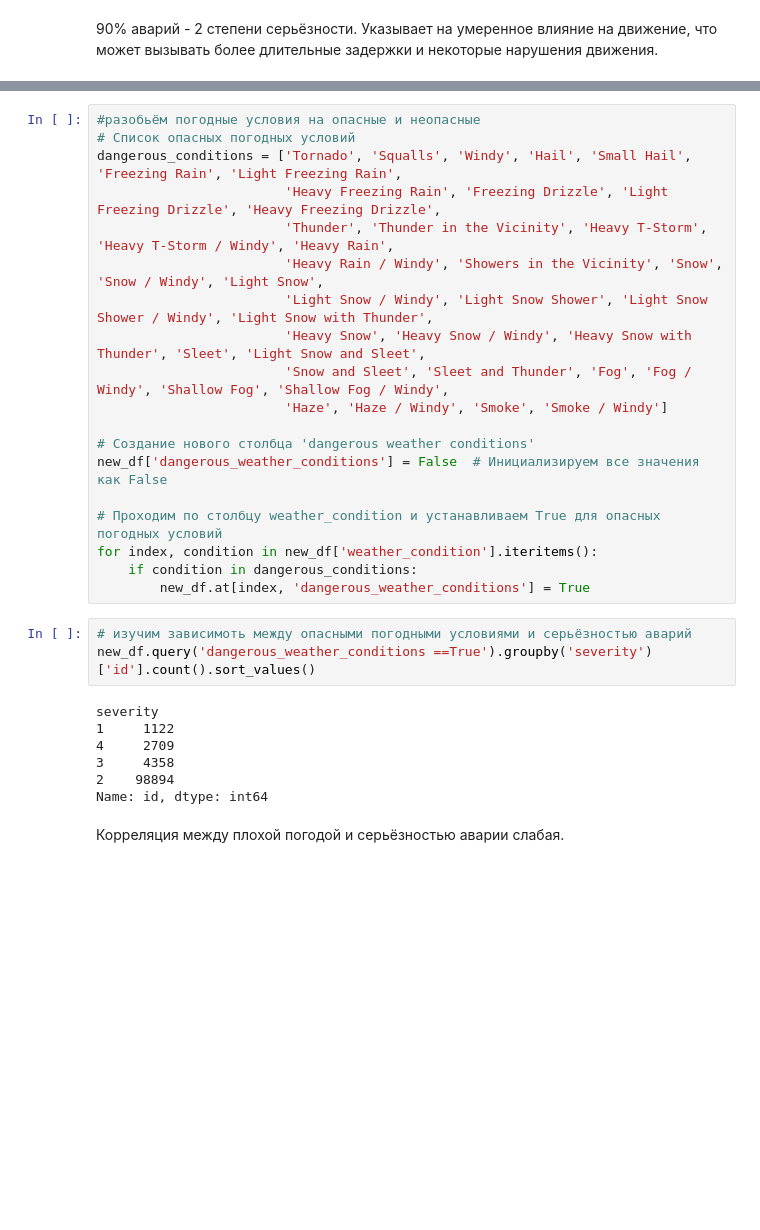
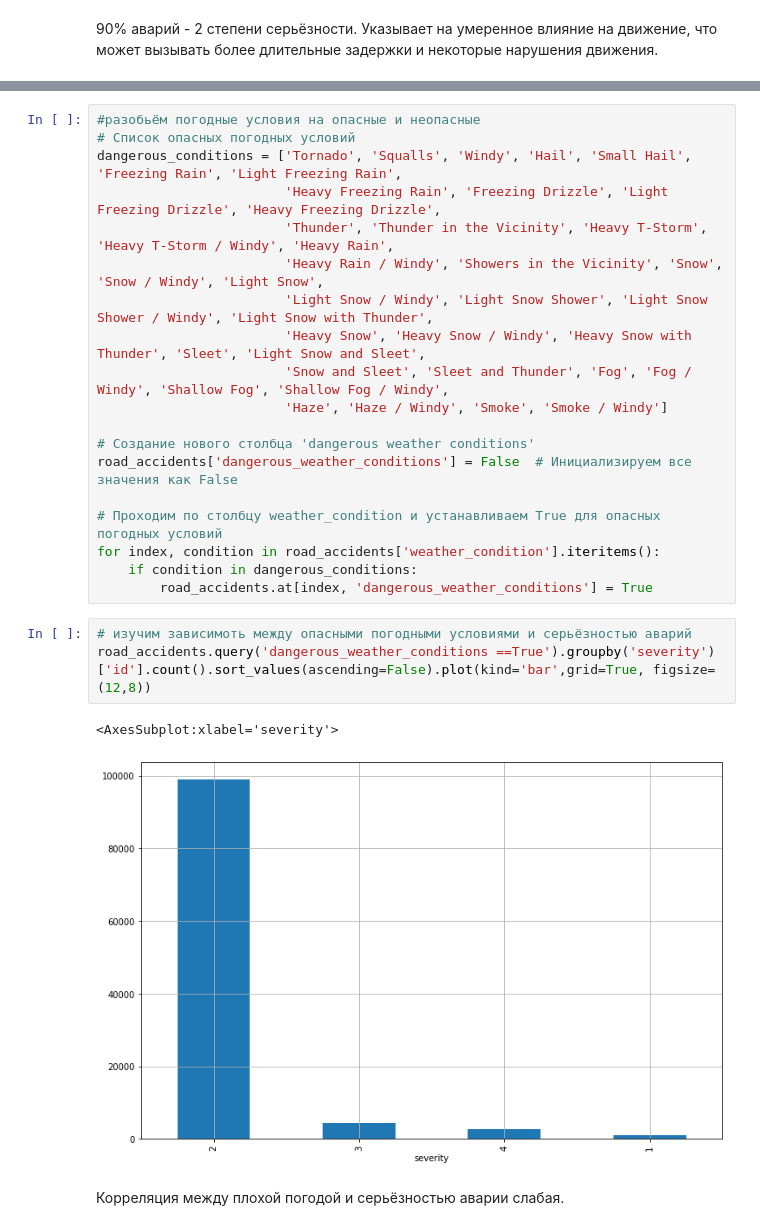
Before and after one commit to Heensz/analysis-of-accident-USA, a Jupyter notebook: анализ данных об авариях в США.ipynb, the cells around one changed output, grey strips where cells are left out. Cells and saved outputs as stored; diff of their text form; blank space fills up the shorter version.

```diff
--- a/анализ данных об авариях в США.ipynb
+++ b/анализ данных об авариях в США.ipynb
@@ -328,22 +321,18 @@ dangerous_conditions = ['Tornado', 'Squalls', 'Windy', 'Hail', 'Small Hail', 'Fr
                         'Haze', 'Haze / Windy', 'Smoke', 'Smoke / Windy']
 
 # Создание нового столбца 'dangerous weather conditions'
-new_df['dangerous_weather_conditions'] = False  # Инициализируем все значения как False
+road_accidents['dangerous_weather_conditions'] = False  # Инициализируем все значения как False
 
 # Проходим по столбцу weather_condition и устанавливаем True для опасных погодных условий
-for index, condition in new_df['weather_condition'].iteritems():
+for index, condition in road_accidents['weather_condition'].iteritems():
     if condition in dangerous_conditions:
-        new_df.at[index, 'dangerous_weather_conditions'] = True
+        road_accidents.at[index, 'dangerous_weather_conditions'] = True
 # %%
 # изучим зависимоть между опасными погодными условиями и серьёзностью аварий
-new_df.query('dangerous_weather_conditions ==True').groupby('severity')['id'].count().sort_values()
+road_accidents.query('dangerous_weather_conditions ==True').groupby('severity')['id'].count().sort_values(ascending=False).plot(kind='bar',grid=True, figsize=(12,8))
 # %% [output]
-severity
-1     1122
-4     2709
-3     4358
-2    98894
-Name: id, dtype: int64
+<AxesSubplot:xlabel='severity'>
+[figure, added]
 # %% [markdown]
 Корреляция между плохой погодой и серьёзностью аварии слабая.
 # %%
```
Also changed, not shown: parts of 14 cells of this notebook.
